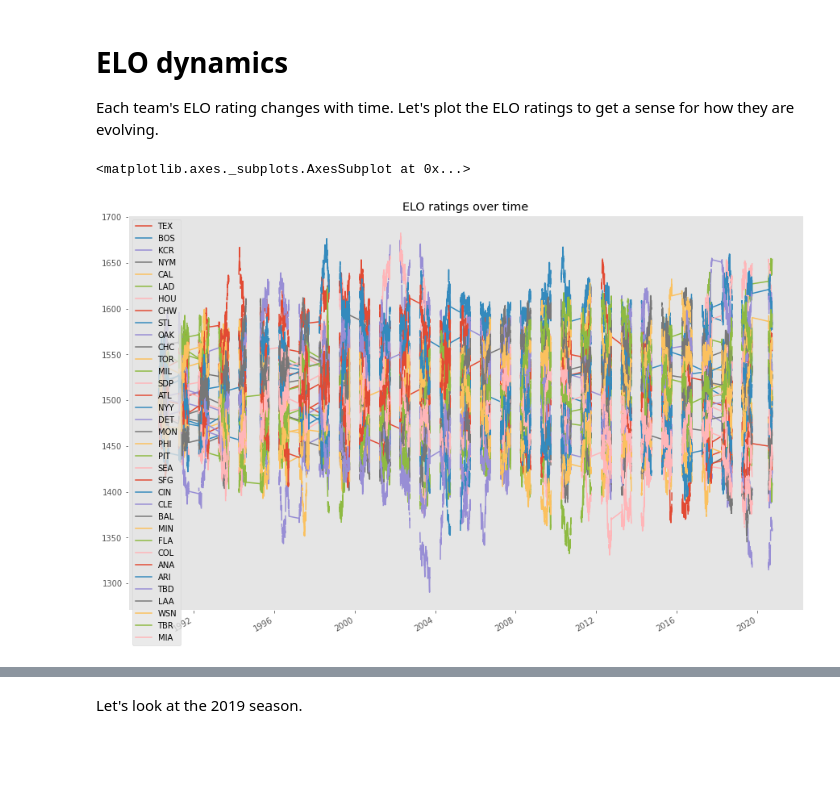
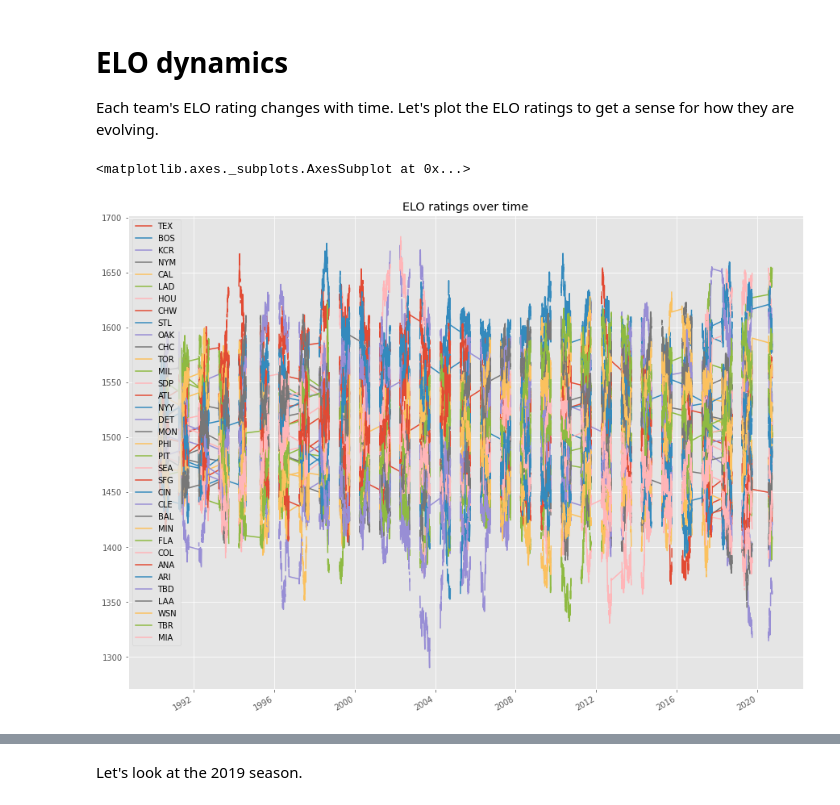
Before and after one commit to lanejere5/mlb, a Jupyter notebook: elo/ELO.ipynb, the cells around one changed output, grey strips where cells are left out. Saved outputs shown, nothing was run; the diff lists cells and outputs as text; code cells hidden in the pictures; blank space fills up the shorter version.

```diff
--- a/elo/ELO.ipynb
+++ b/elo/ELO.ipynb
@@ -495,9 +494,12 @@ accuracy_score(results['win'], results['pred'])
 # ELO dynamics
 
 Each team's ELO rating changes with time. Let's plot the ELO ratings to get a sense for how they are evolving.
+# %%
+#hide
+plt.rcParams["axes.grid"] = True
 # %%
-elo.plot.line(title='ELO ratings over time', figsize=(15, 10))
+elo.plot.line(title='ELO ratings over time', figsize=(15, 12))
 # %% [output]
 <matplotlib.axes._subplots.AxesSubplot at 0x...>
-[figure, old version]
+[figure, new version]
 # %%
```
Also changed, not shown: parts of 6 cells of this notebook.
